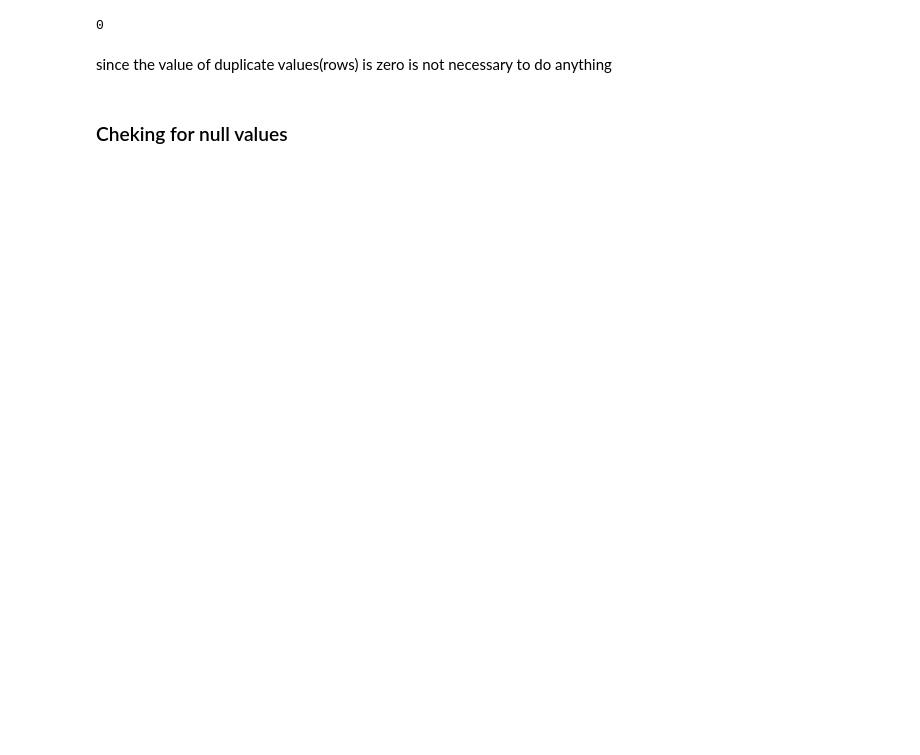
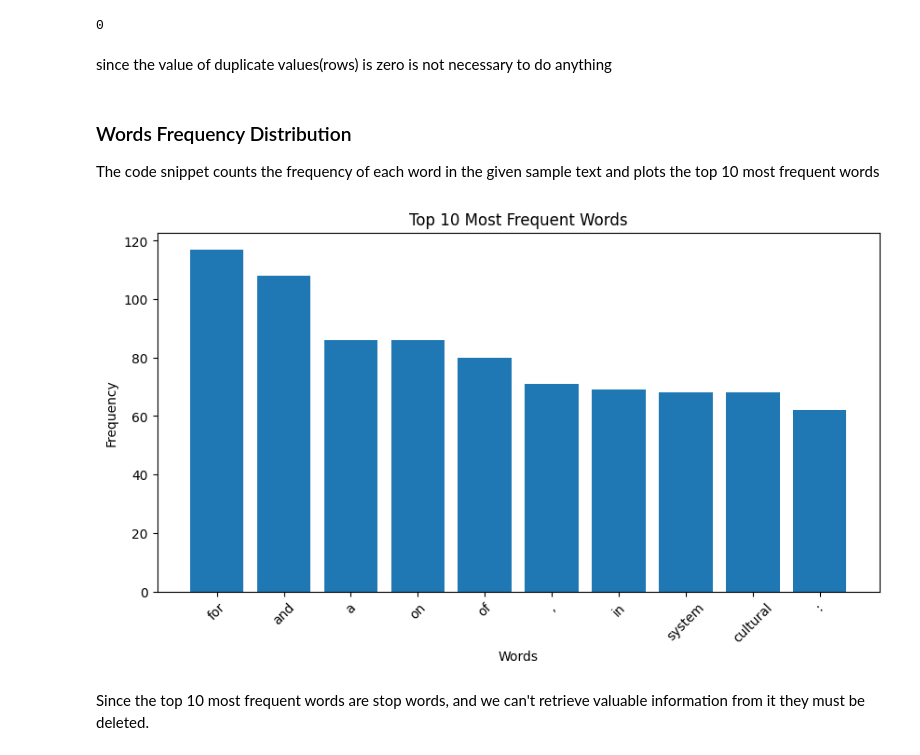
Before and after one commit to MartaFradique/project-icd, a Jupyter notebook: main.ipynb, the cells around one changed output. Drawn from its saved outputs; the diff is of its cells as text; code cells hidden in the pictures; blank space fills up the shorter version.

```diff
--- a/main.ipynb
+++ b/main.ipynb
@@ -48,5 +55,45 @@ data.duplicated().sum()
 0
 # %% [markdown]
 since the value of duplicate values(rows) is zero is not necessary to do anything
-# %% [markdown]
-### Cheking for null values
+# %% [markdown]
+
+### Words Frequency Distribution
+
+The code snippet counts the frequency of each word in the given sample text and plots the top 10 most frequent words
+# %%
+
+
+# Assuming 'text_column' is the column containing text data
+data = pd.read_csv('./icd_marta_ana_scopus.csv')
+
+# Tokenize the text into words for each row in the 'text_column'
+data['tokenized_text'] = data['Title'].apply(lambda x: word_tokenize(str(x).lower()))
+
+# Flatten the list of tokenized words for all rows
+all_words = [word for tokens in data['tokenized_text'] for word in tokens]
+
+# Count the frequency of each word
+word_freq = Counter(all_words)
+
+# Prepare data for plotting
+labels, values = zip(*word_freq.items())
+
+# Sort the values in descending order
+indSort = sorted(range(len(values)), key=lambda k: values[k], reverse=True)
+
+# Rearrange the data
+labels = [labels[i] for i in indSort]
+values = [values[i] for i in indSort]
+
+# Create the plot
+plt.figure(figsize=(10, 5))
+plt.bar(labels[:10], values[:10])
+plt.xlabel('Words')
+plt.ylabel('Frequency')
+plt.title('Top 10 Most Frequent Words')
+plt.xticks(rotation=45)
+plt.show()
+# %% [output]
+[figure, added]
+# %% [markdown]
+Since the top 10 most frequent words are stop words, and we can't retrieve valuable information from it they must be deleted.
```
Also changed, not shown: parts of 48 cells of this notebook, 2 other files.
